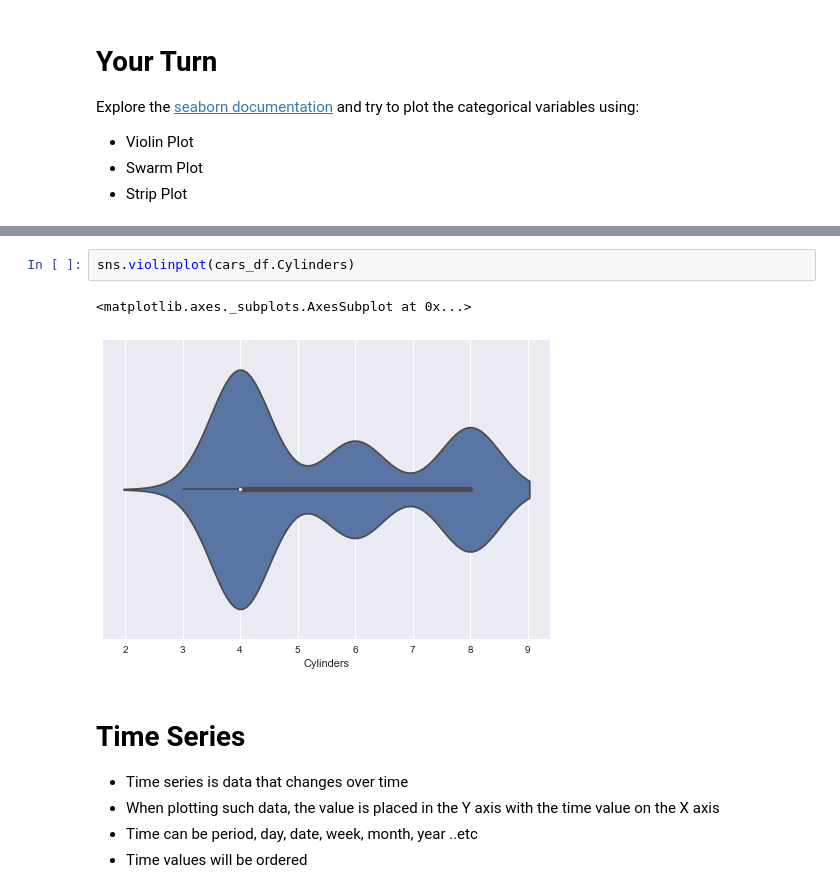
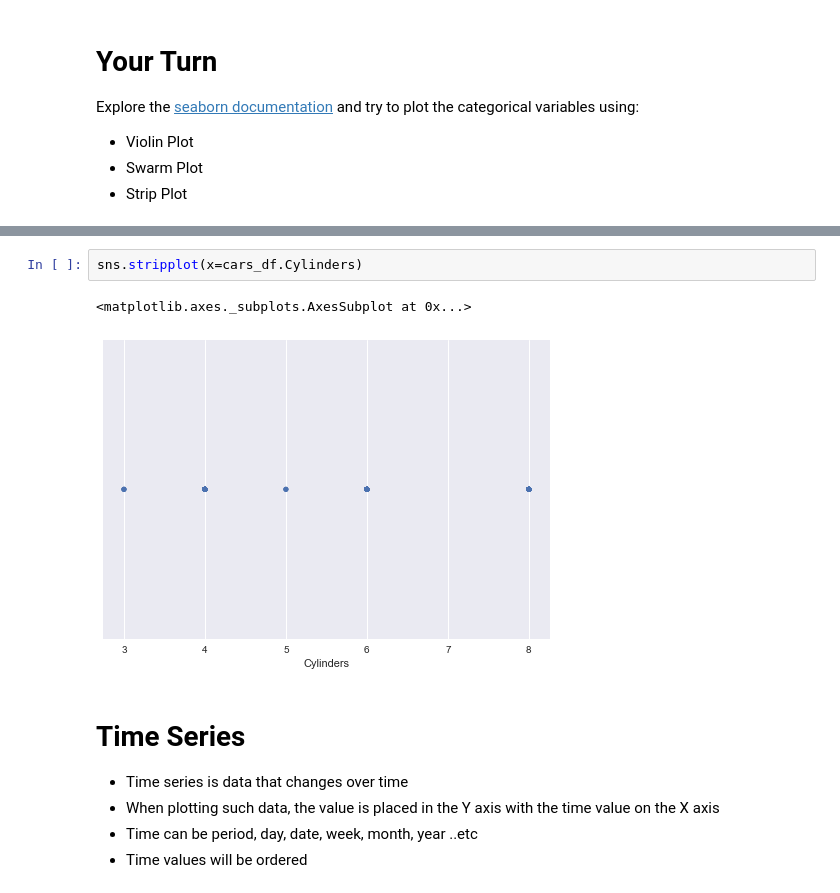
Before and after one commit to Hassan6633/mis492, a Jupyter notebook: assignment6.ipynb, the cells around one changed output, grey strips where cells are left out. Cells and saved outputs as stored; diff of their text form.

```diff
--- a/assignment6.ipynb
+++ b/assignment6.ipynb
@@ -395,8 +405,8 @@ Explore the [seaborn documentation](https://seaborn.pydata.org/api.html) and try
 # %%
-sns.violinplot(cars_df.Cylinders)
+sns.stripplot(x=cars_df.Cylinders)
 # %% [output]
 <matplotlib.axes._subplots.AxesSubplot at 0x...>
-[figure, old version]
+[figure, new version]
 # %% [markdown]
 # Time Series
 - Time series is data that changes over time
```
Also changed, not shown: parts of 7 cells of this notebook.
